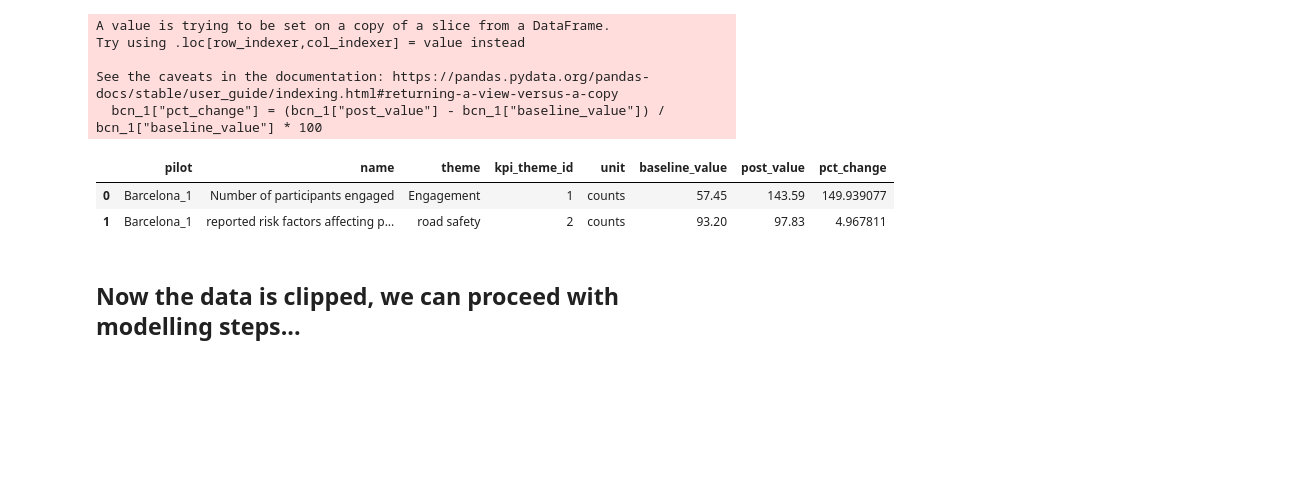
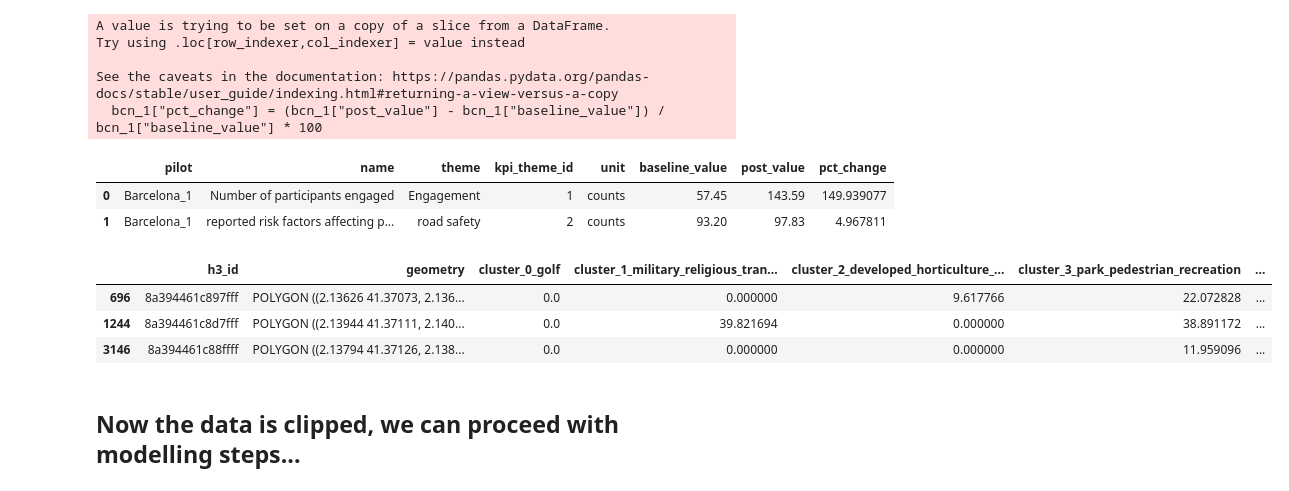
Before and after one commit to jammy-data/REALLOCATE_AI, a Jupyter notebook: notebooks/04_modelling.ipynb, the cells around one changed output. Cells and saved outputs as stored; diff of their text form; code cells hidden in the pictures; blank space fills up the shorter version.

```diff
--- a/notebooks/04_modelling.ipynb
+++ b/notebooks/04_modelling.ipynb
@@ -95,5 +92,12 @@ See the caveats in the documentation: https://pandas.pydata.org/pandas-docs/stab
 |  | pilot | name | theme | kpi_theme_id | unit | baseline_value | post_value | pct_change |
 | 0 | Barcelona_1 | Number of participants engaged | Engagement | 1 | counts | 57.45 | 143.59 | 149.939077 |
 | 1 | Barcelona_1 | reported risk factors affecting p... | road safety | 2 | counts | 93.20 | 97.83 | 4.967811 |
+# %%
+h3_clipped.head(3)
+# %% [output]
+|  | h3_id | geometry | cluster_0_golf | cluster_1_military_religious_tran... | cluster_2_developed_horticulture_... | cluster_3_park_pedestrian_recreation | ... |
+| 696 | 8a394461c897fff | POLYGON ((2.13626 41.37073, 2.136... | 0.0 | 0.000000 | 9.617766 | 22.072828 | ... |
+| 1244 | 8a394461c8d7fff | POLYGON ((2.13944 41.37111, 2.140... | 0.0 | 39.821694 | 0.000000 | 38.891172 | ... |
+| 3146 | 8a394461c88ffff | POLYGON ((2.13794 41.37126, 2.138... | 0.0 | 0.000000 | 0.000000 | 11.959096 | ... |
 # %% [markdown]
 ## Now the data is clipped, we can proceed with modelling steps...
```
Also changed, not shown: parts of 21 cells of this notebook, 6 other files.
